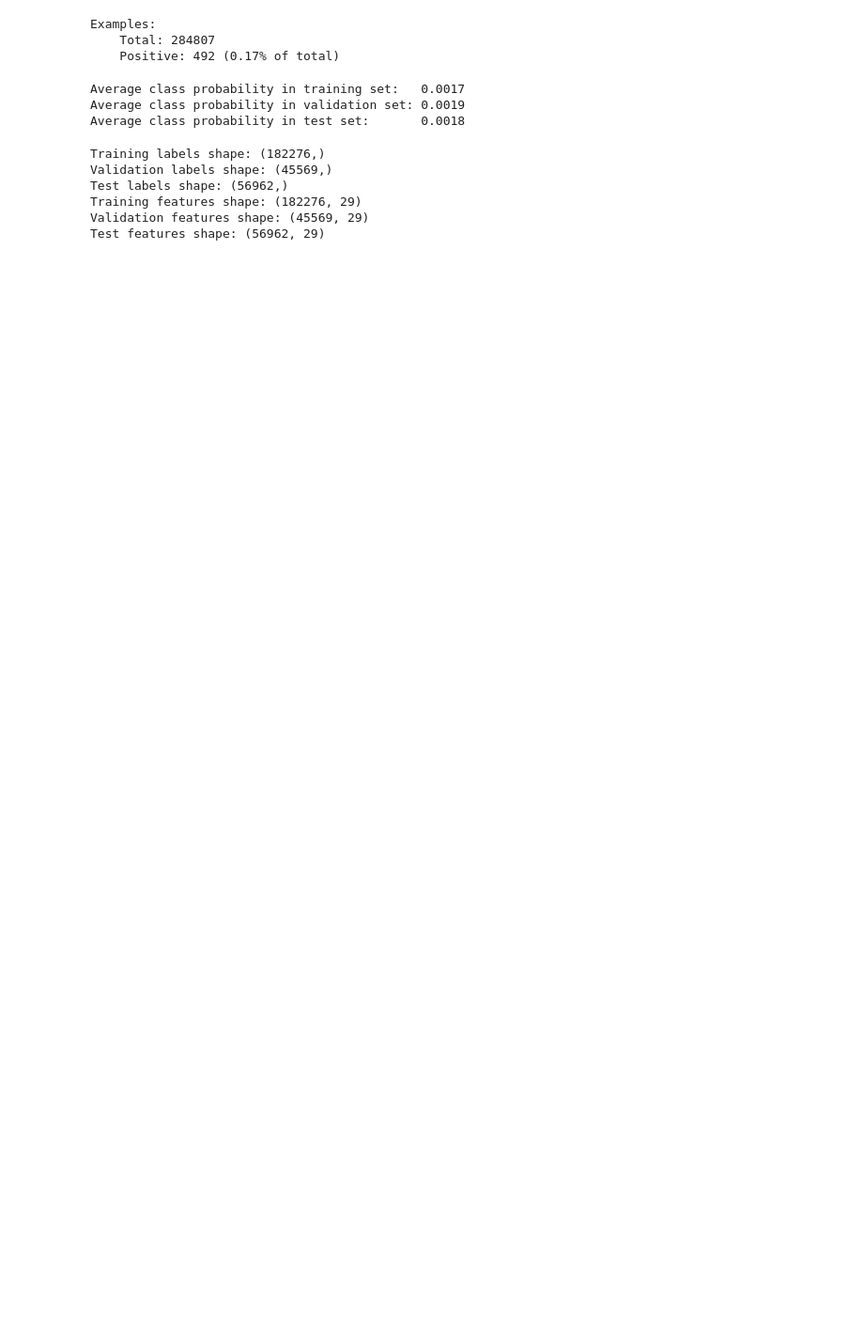
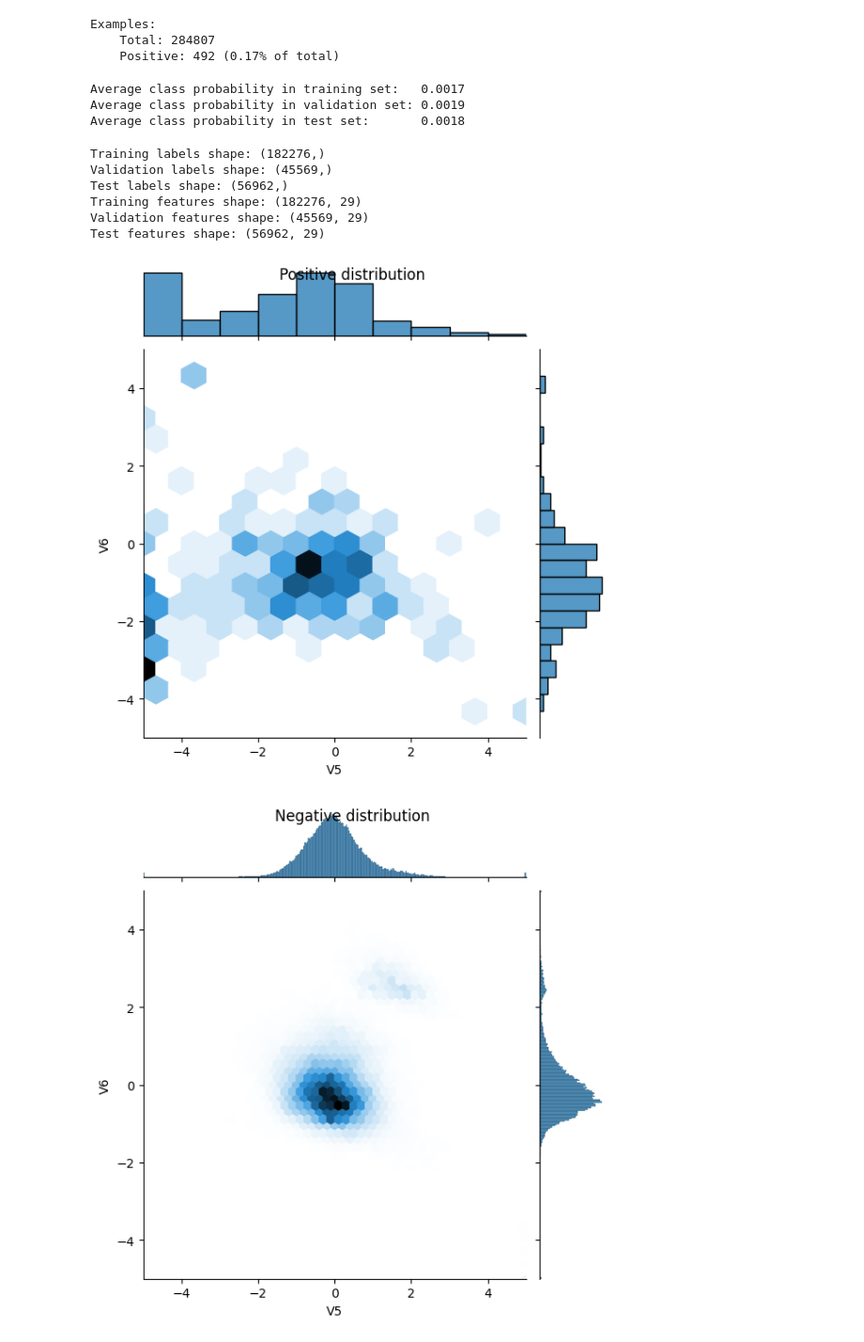
Before and after one commit to flyinacres/tensorflow, a Jupyter notebook: tensorflow-classification.ipynb, the cells around one changed output. Shown at 94% size. Drawn from its saved outputs; the diff is of its cells as text; code cells hidden in the pictures; blank space fills up the shorter version.

```diff
--- a/tensorflow-classification.ipynb
+++ b/tensorflow-classification.ipynb
@@ -112,3 +112,17 @@ Test labels shape: (56962,)
 Training features shape: (182276, 29)
 Validation features shape: (45569, 29)
 Test features shape: (56962, 29)
+# %%
+pos_df = pd.DataFrame(train_features[ bool_train_labels], columns=train_df.columns)
+neg_df = pd.DataFrame(train_features[~bool_train_labels], columns=train_df.columns)
+
+sns.jointplot(x=pos_df['V5'], y=pos_df['V6'],
+              kind='hex', xlim=(-5,5), ylim=(-5,5))
+plt.suptitle("Positive distribution")
+
+sns.jointplot(x=neg_df['V5'], y=neg_df['V6'],
+              kind='hex', xlim=(-5,5), ylim=(-5,5))
+_ = plt.suptitle("Negative distribution")
+# %% [output]
+[figure, added]
+[figure, added]
```
Also changed, not shown: parts of 1 cell of this notebook.
